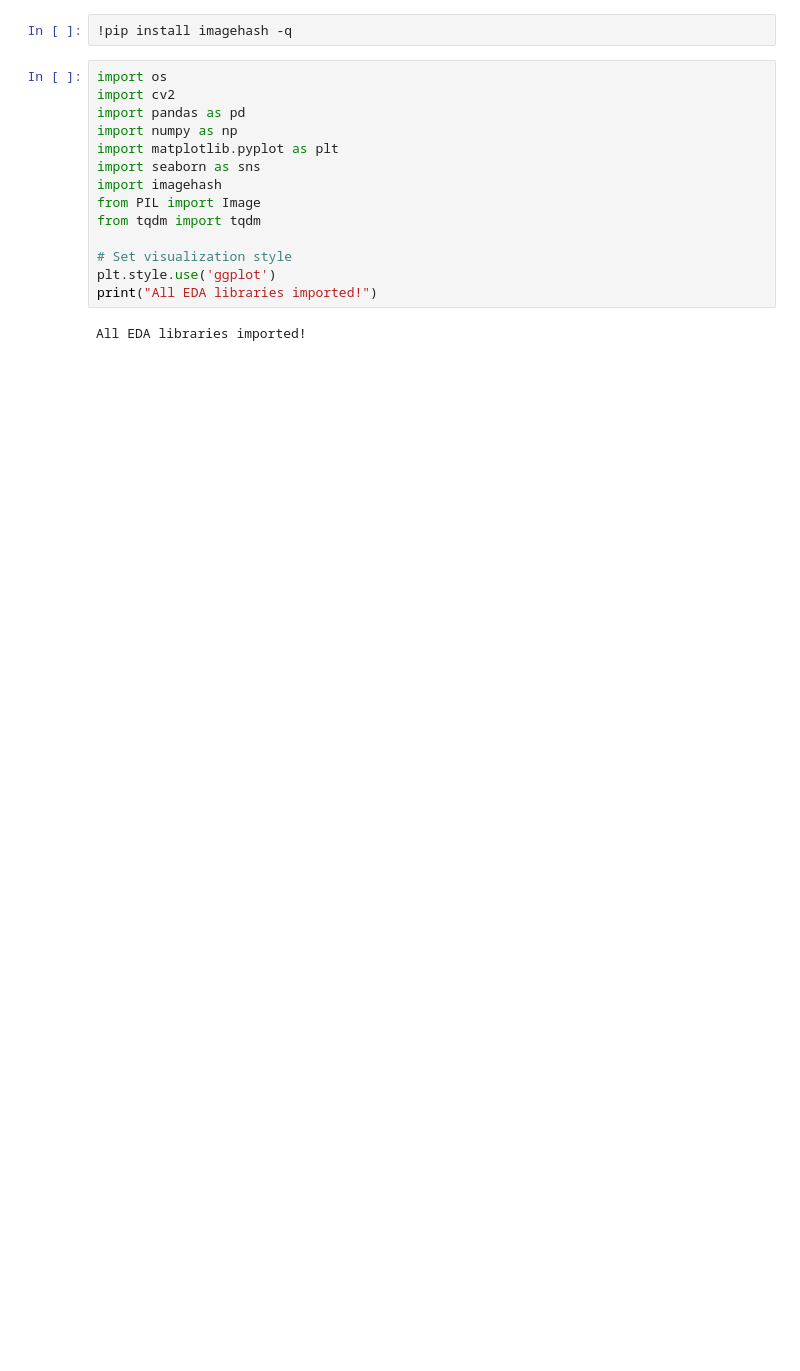
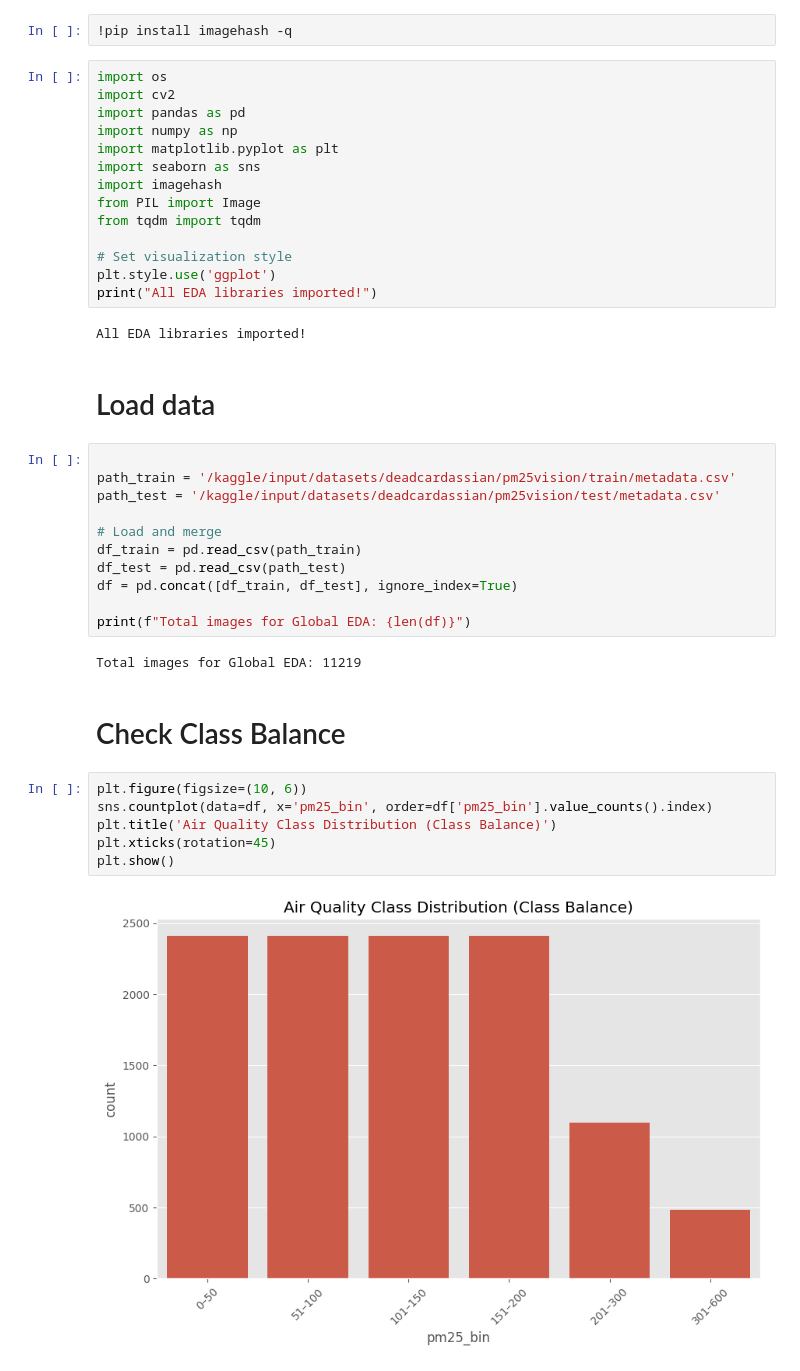
Before and after one commit to Shovon198915/CSE475, a Jupyter notebook: Project_Code/task1.ipynb, the cells around one changed output. Saved outputs shown, nothing was run; the diff lists cells and outputs as text; blank space fills up the shorter version.

Commit message:
Load Data & Check Class Balance

```diff
--- a/Project_Code/task1.ipynb
+++ b/Project_Code/task1.ipynb
@@ -16,3 +16,28 @@ plt.style.use('ggplot')
 print("All EDA libraries imported!")
 # %% [output]
 All EDA libraries imported!
+# %% [markdown]
+# Load data
+# %%
+
+path_train = '/kaggle/input/datasets/deadcardassian/pm25vision/train/metadata.csv'
+path_test = '/kaggle/input/datasets/deadcardassian/pm25vision/test/metadata.csv'
+
+# Load and merge
+df_train = pd.read_csv(path_train)
+df_test = pd.read_csv(path_test)
+df = pd.concat([df_train, df_test], ignore_index=True)
+
+print(f"Total images for Global EDA: {len(df)}")
+# %% [output]
+Total images for Global EDA: 11219
+# %% [markdown]
+# Check Class Balance
+# %%
+plt.figure(figsize=(10, 6))
+sns.countplot(data=df, x='pm25_bin', order=df['pm25_bin'].value_counts().index)
+plt.title('Air Quality Class Distribution (Class Balance)')
+plt.xticks(rotation=45)
+plt.show()
+# %% [output]
+[figure, added]
```
